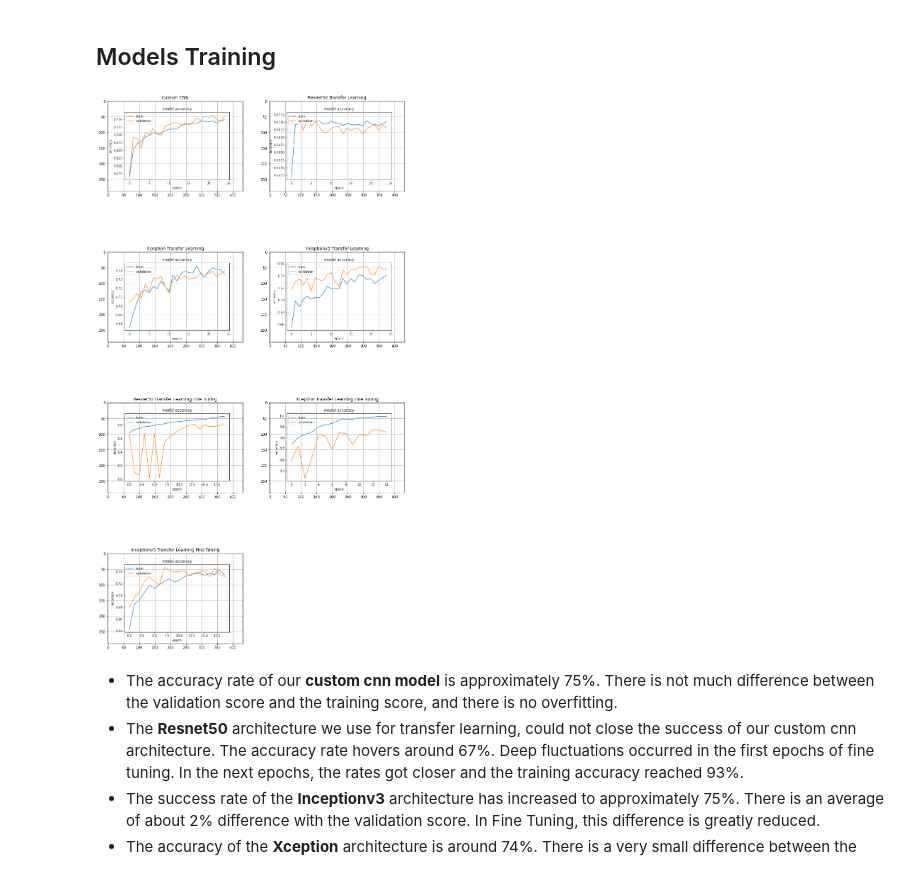
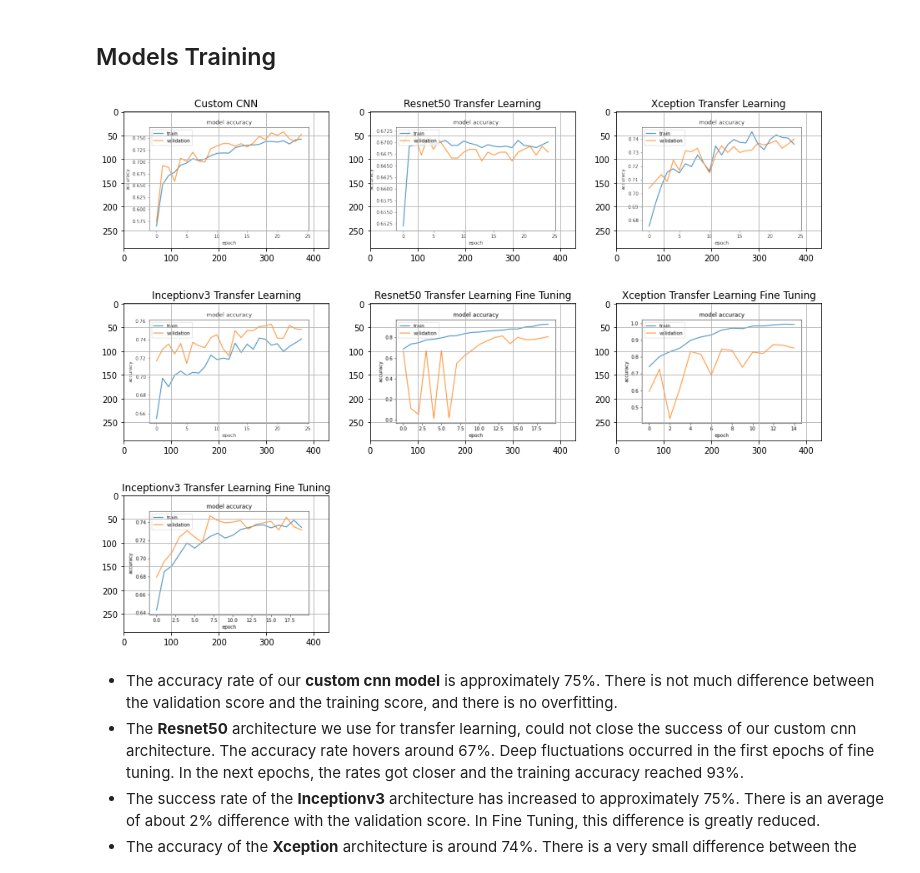
Before and after one commit to muzaffersenkal/ML_Project, a Jupyter notebook: src/07-Evaluation.ipynb, the cells around one changed output. Saved outputs shown, nothing was run; the diff lists cells and outputs as text; code cells hidden in the pictures.

```diff
--- a/src/07-Evaluation.ipynb
+++ b/src/07-Evaluation.ipynb
@@ -73,20 +73,20 @@ models = [
     {"name": "Inceptionv3 Transfer Learning Fine Tuning", "acc_plot":"../graphs/inceptionv3_ft_model_accuracy_plot.png", "loss_plot": "../graphs/inceptionv3_ft_model_loss_plot.png", "weight_path": "../data/weights/inceptionv3_ft/model_best.hdf5" }
 ]
 # %%
-fig = plt.figure(figsize=(15, 30))
-columns = 2
-rows = 4
+fig = plt.figure(figsize=(15, 12))
+columns = 3
+rows = 3
 for i in range(1, len(models) +1):
     img = Image.open(models[i-1]["acc_plot"]) # read an image
     fig.add_subplot(rows, columns, i)
     plt.title(models[i-1]["name"])
     plt.imshow(img)
     plt.grid(None) # remove grid
 
 plt.savefig('../graphs/model_accuracy_compare.png')
 plt.show()
 # %% [output]
-[figure, old version]
+[figure, new version]
 # %% [markdown]
 - The accuracy rate of our **custom cnn model** is approximately 75%. There is not much difference between the validation score and the training score, and there is no overfitting.
 -  The **Resnet50** architecture we use for transfer learning, could not close the success of our custom cnn architecture. The accuracy rate hovers around 67%. Deep fluctuations occurred in the first epochs of fine tuning. In the next epochs, the rates got closer and the training accuracy reached 93%.
```
Also changed, not shown: parts of 5 cells of this notebook, 10 other files.
